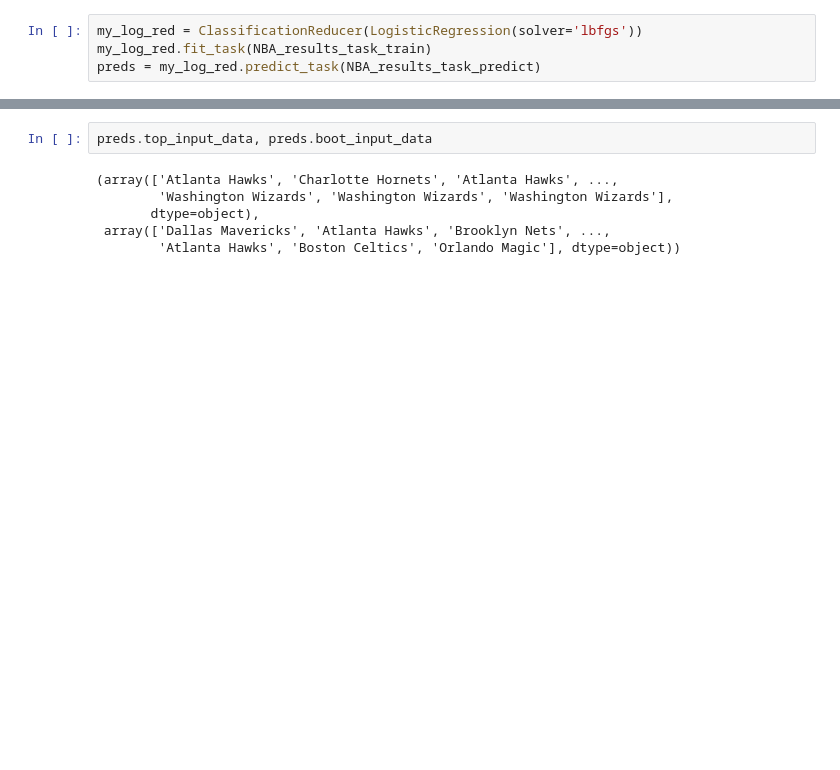
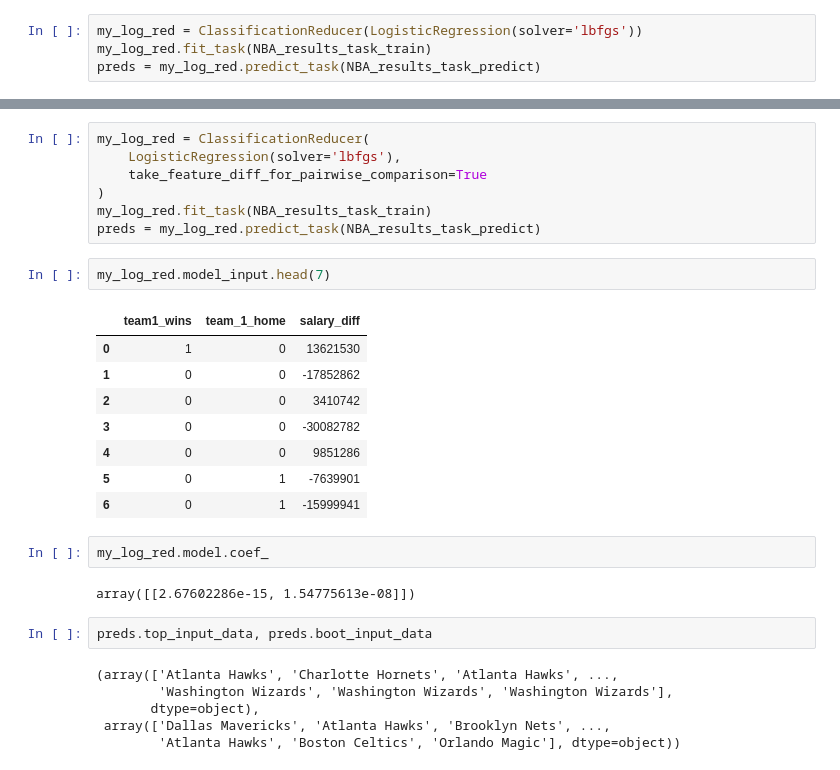
Before and after one commit to skpref/skpref, a Jupyter notebook: source/example_using_sports_data.ipynb, the cells around one changed output, grey strips where cells are left out. Drawn from its saved outputs; the diff is of its cells as text; blank space fills up the shorter version.

```diff
--- a/source/example_using_sports_data.ipynb
+++ b/source/example_using_sports_data.ipynb
@@ -287,3 +320,25 @@ preds = my_log_red.predict_task(NBA_results_task_predict)
+# %%
+my_log_red = ClassificationReducer(
+    LogisticRegression(solver='lbfgs'),
+    take_feature_diff_for_pairwise_comparison=True
+)
+my_log_red.fit_task(NBA_results_task_train)
+preds = my_log_red.predict_task(NBA_results_task_predict)
+# %%
+my_log_red.model_input.head(7)
+# %% [output]
+|  | team1_wins | team_1_home | salary_diff |
+| 0 | 1 | 0 | 13621530 |
+| 1 | 0 | 0 | -17852862 |
+| 2 | 0 | 0 | 3410742 |
+| 3 | 0 | 0 | -30082782 |
+| 4 | 0 | 0 | 9851286 |
+| 5 | 0 | 1 | -7639901 |
+| 6 | 0 | 1 | -15999941 |
+# %%
+my_log_red.model.coef_
+# %% [output]
+array([[2.67602286e-15, 1.54775613e-08]])
 # %%
 preds.top_input_data, preds.boot_input_data
 # %% [output]
```
Also changed, not shown: parts of 20 cells of this notebook, 22 other files.
